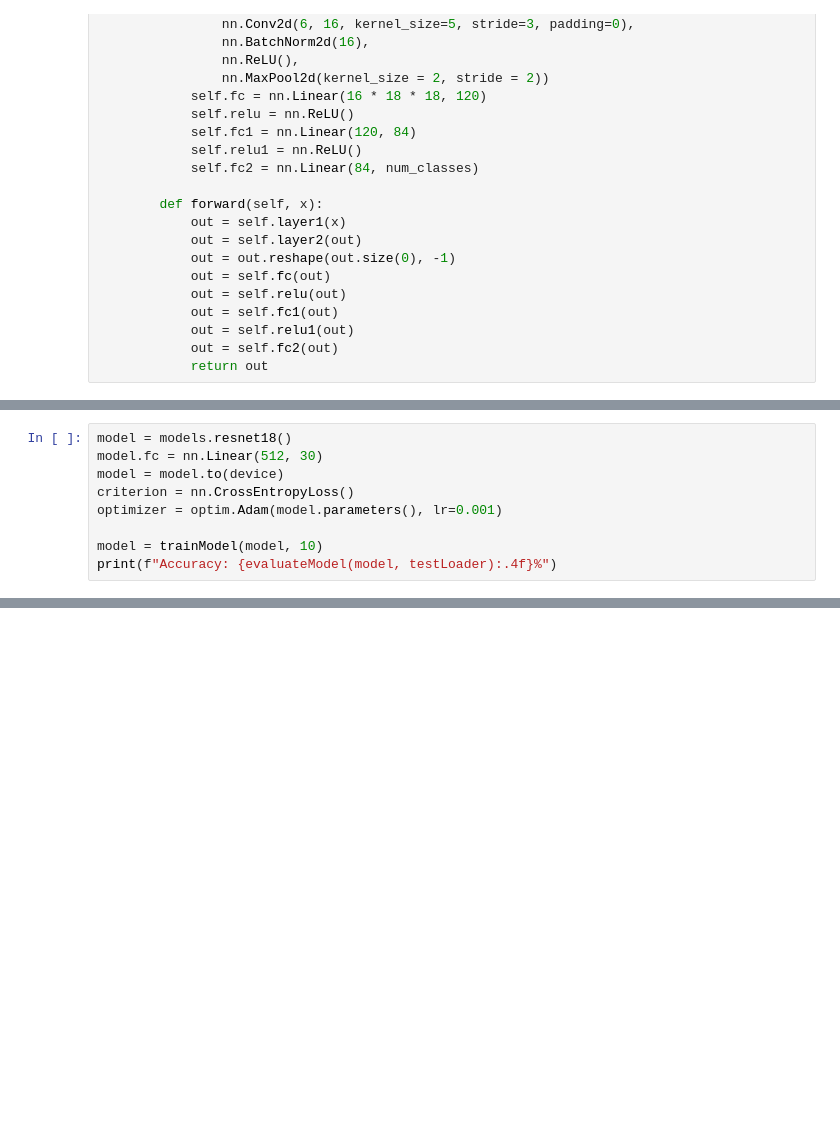
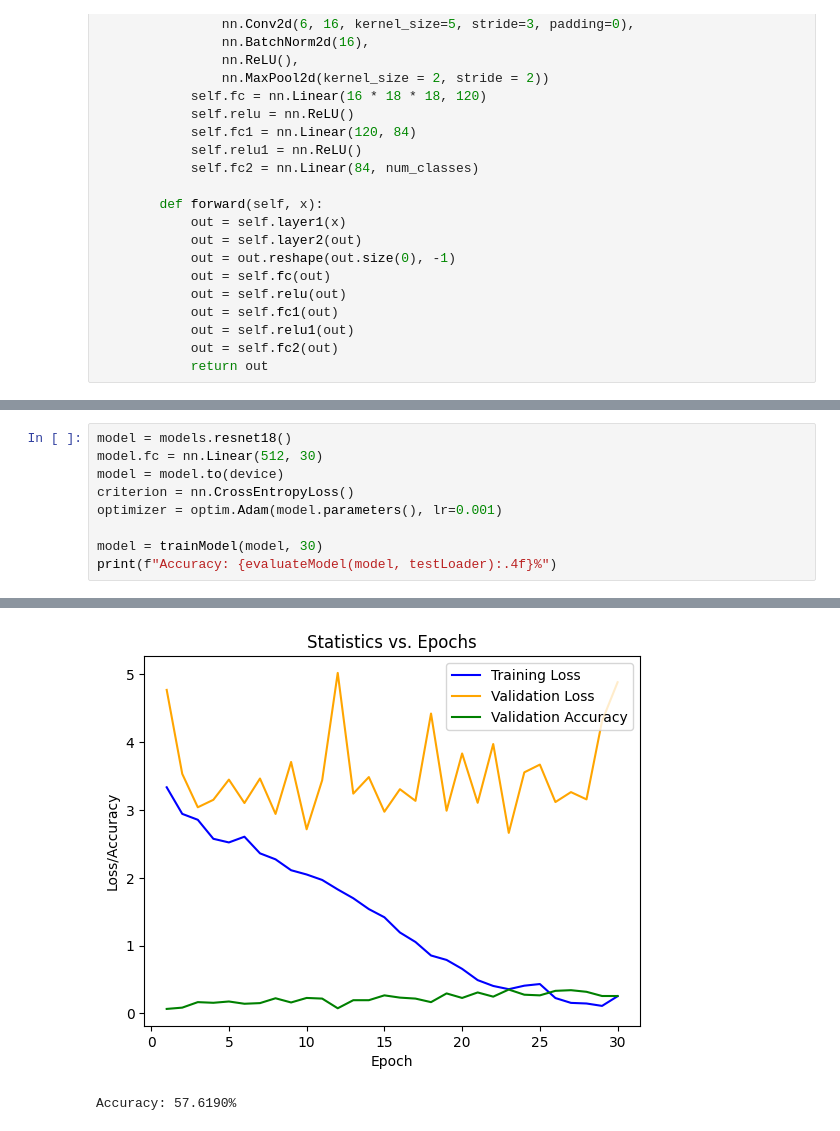
Before and after one commit to noahlangendoen/NBATeamClassifier, a Jupyter notebook: CSCI487_Model_Development.ipynb, the cells around one changed output, grey strips where cells are left out. Cells and saved outputs as stored; diff of their text form; blank space fills up the shorter version.

```diff
--- a/CSCI487_Model_Development.ipynb
+++ b/CSCI487_Model_Development.ipynb
@@ -374,5 +341,6 @@ model = model.to(device)
 criterion = nn.CrossEntropyLoss()
 optimizer = optim.Adam(model.parameters(), lr=0.001)
 
-model = trainModel(model, 10)
+model = trainModel(model, 30)
 print(f"Accuracy: {evaluateModel(model, testLoader):.4f}%")
+# %% [output]
@@ -378,0 +364,2 @@ print(f"Accuracy: {evaluateModel(model, testLoader):.4f}%")
+[figure, added]
+Accuracy: 57.6190%
```
Also changed, not shown: parts of 12 cells of this notebook.
